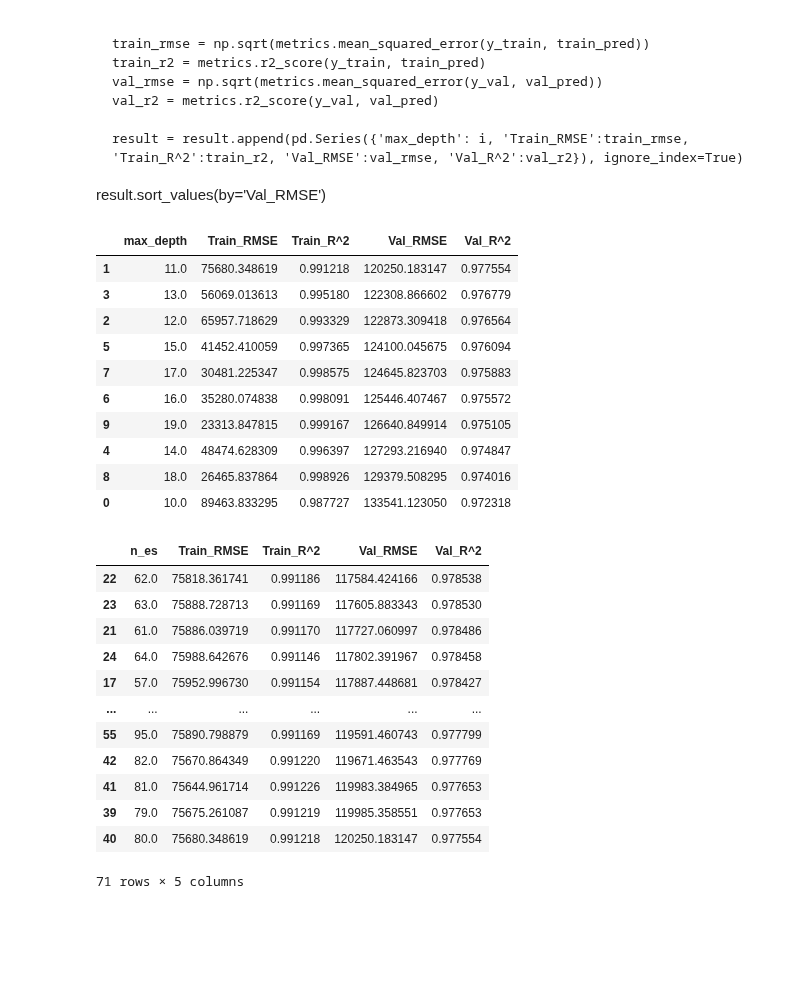
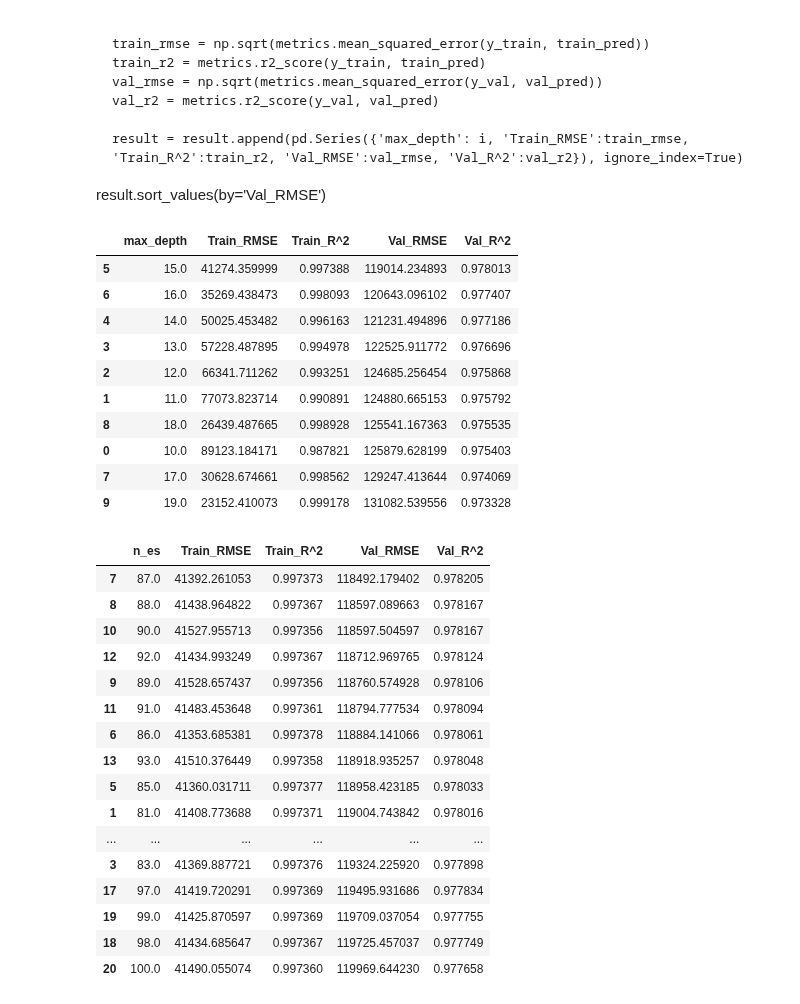
Before and after one commit to khoa2181/DataPreparation, a Jupyter notebook: Tran Minh Khoa_Final Data Preparation.ipynb, the cells around one changed output. Drawn from its saved outputs; the diff is of its cells as text; code cells hidden in the pictures; blank space fills up the shorter version.

```diff
--- a/Tran Minh Khoa_Final Data Preparation.ipynb
+++ b/Tran Minh Khoa_Final Data Preparation.ipynb
@@ -54,4 +52,4 @@ for i in [train, test]:
     i['n_owner'].replace(to_replace='Second Owner', value=2, inplace=True)
     i['n_owner'].replace(to_replace='Third Owner', value=3, inplace=True)
     i['n_owner'].replace(to_replace='Fourth & Above Owner', value=4, inplace=True)
-    i['n_owner'].replace(to_replace='Test Drive Car', value=0, inplace=True)
+    i['n_owner'].replace(to_replace='Test Drive Car', value=-1, inplace=True)
@@ -136,3 +217,6 @@ train.boxplot(column='selling_price', by='brand', figsize=(20,6), rot=30)
+# %%
+for i in [train, test]:
+    i.seats.fillna(i.seats.median(),inplace=True)
 # %%
 for i in [train, test]:
     i.fillna(i.mean(),inplace=True)
@@ -284,45 +336,49 @@ for i in range(10,20):
 result1.sort_values(by='Val_RMSE')
 # %% [output]
 |  | max_depth | Train_RMSE | Train_R^2 | Val_RMSE | Val_R^2 |
-| 1 | 11.0 | 75680.348619 | 0.991218 | 120250.183147 | 0.977554 |
-| 3 | 13.0 | 56069.013613 | 0.995180 | 122308.866602 | 0.976779 |
-| 2 | 12.0 | 65957.718629 | 0.993329 | 122873.309418 | 0.976564 |
-| 5 | 15.0 | 41452.410059 | 0.997365 | 124100.045675 | 0.976094 |
-| 7 | 17.0 | 30481.225347 | 0.998575 | 124645.823703 | 0.975883 |
-| 6 | 16.0 | 35280.074838 | 0.998091 | 125446.407467 | 0.975572 |
-| 9 | 19.0 | 23313.847815 | 0.999167 | 126640.849914 | 0.975105 |
-| 4 | 14.0 | 48474.628309 | 0.996397 | 127293.216940 | 0.974847 |
-| 8 | 18.0 | 26465.837864 | 0.998926 | 129379.508295 | 0.974016 |
-| 0 | 10.0 | 89463.833295 | 0.987727 | 133541.123050 | 0.972318 |
+| 5 | 15.0 | 41274.359999 | 0.997388 | 119014.234893 | 0.978013 |
+| 6 | 16.0 | 35269.438473 | 0.998093 | 120643.096102 | 0.977407 |
+| 4 | 14.0 | 50025.453482 | 0.996163 | 121231.494896 | 0.977186 |
+| 3 | 13.0 | 57228.487895 | 0.994978 | 122525.911772 | 0.976696 |
+| 2 | 12.0 | 66341.711262 | 0.993251 | 124685.256454 | 0.975868 |
+| 1 | 11.0 | 77073.823714 | 0.990891 | 124880.665153 | 0.975792 |
+| 8 | 18.0 | 26439.487665 | 0.998928 | 125541.167363 | 0.975535 |
+| 0 | 10.0 | 89123.184171 | 0.987821 | 125879.628199 | 0.975403 |
+| 7 | 17.0 | 30628.674661 | 0.998562 | 129247.413644 | 0.974069 |
+| 9 | 19.0 | 23152.410073 | 0.999178 | 131082.539556 | 0.973328 |
 # %%
 result2 = pd.DataFrame(columns=['n_es', 'Train_RMSE', 'Train_R^2', 'Val_RMSE', 'Val_R^2'])
 
-for i in range(40,111):
-    extra_tree = ExtraTreesRegressor(random_state=42, max_depth=11, n_estimators=i)
+for i in range(80,101):
+    extra_tree = ExtraTreesRegressor(random_state=42, max_depth=15, n_estimators=i)
     extra_tree.fit(x_train,y_train)
 
     train_pred = extra_tree.predict(x_train)
     val_pred = extra_tree.predict(x_val)
 
     train_rmse = np.sqrt(metrics.mean_squared_error(y_train, train_pred))
     train_r2 = metrics.r2_score(y_train, train_pred)
     val_rmse = np.sqrt(metrics.mean_squared_error(y_val, val_pred))
     val_r2 = metrics.r2_score(y_val, val_pred)
 
     result2 = result2.append(pd.Series({'n_es': i, 'Train_RMSE':train_rmse, 'Train_R^2':train_r2, 'Val_RMSE':val_rmse, 'Val_R^2':val_r2}), ignore_index=True)
 
 result2.sort_values(by='Val_RMSE')
 # %% [output]
 |  | n_es | Train_RMSE | Train_R^2 | Val_RMSE | Val_R^2 |
-| 22 | 62.0 | 75818.361741 | 0.991186 | 117584.424166 | 0.978538 |
-| 23 | 63.0 | 75888.728713 | 0.991169 | 117605.883343 | 0.978530 |
-| 21 | 61.0 | 75886.039719 | 0.991170 | 117727.060997 | 0.978486 |
-| 24 | 64.0 | 75988.642676 | 0.991146 | 117802.391967 | 0.978458 |
-| 17 | 57.0 | 75952.996730 | 0.991154 | 117887.448681 | 0.978427 |
+| 7 | 87.0 | 41392.261053 | 0.997373 | 118492.179402 | 0.978205 |
+| 8 | 88.0 | 41438.964822 | 0.997367 | 118597.089663 | 0.978167 |
+| 10 | 90.0 | 41527.955713 | 0.997356 | 118597.504597 | 0.978167 |
+| 12 | 92.0 | 41434.993249 | 0.997367 | 118712.969765 | 0.978124 |
+| 9 | 89.0 | 41528.657437 | 0.997356 | 118760.574928 | 0.978106 |
+| 11 | 91.0 | 41483.453648 | 0.997361 | 118794.777534 | 0.978094 |
+| 6 | 86.0 | 41353.685381 | 0.997378 | 118884.141066 | 0.978061 |
+| 13 | 93.0 | 41510.376449 | 0.997358 | 118918.935257 | 0.978048 |
+| 5 | 85.0 | 41360.031711 | 0.997377 | 118958.423185 | 0.978033 |
+| 1 | 81.0 | 41408.773688 | 0.997371 | 119004.743842 | 0.978016 |
 | ... | ... | ... | ... | ... | ... |
-| 55 | 95.0 | 75890.798879 | 0.991169 | 119591.460743 | 0.977799 |
-| 42 | 82.0 | 75670.864349 | 0.991220 | 119671.463543 | 0.977769 |
-| 41 | 81.0 | 75644.961714 | 0.991226 | 119983.384965 | 0.977653 |
-| 39 | 79.0 | 75675.261087 | 0.991219 | 119985.358551 | 0.977653 |
-| 40 | 80.0 | 75680.348619 | 0.991218 | 120250.183147 | 0.977554 |
+| 3 | 83.0 | 41369.887721 | 0.997376 | 119324.225920 | 0.977898 |
+| 17 | 97.0 | 41419.720291 | 0.997369 | 119495.931686 | 0.977834 |
+| 19 | 99.0 | 41425.870597 | 0.997369 | 119709.037054 | 0.977755 |
+| 18 | 98.0 | 41434.685647 | 0.997367 | 119725.457037 | 0.977749 |
+| 20 | 100.0 | 41490.055074 | 0.997360 | 119969.644230 | 0.977658 |
-71 rows × 5 columns
```
Also changed, not shown: parts of 19 cells of this notebook.
